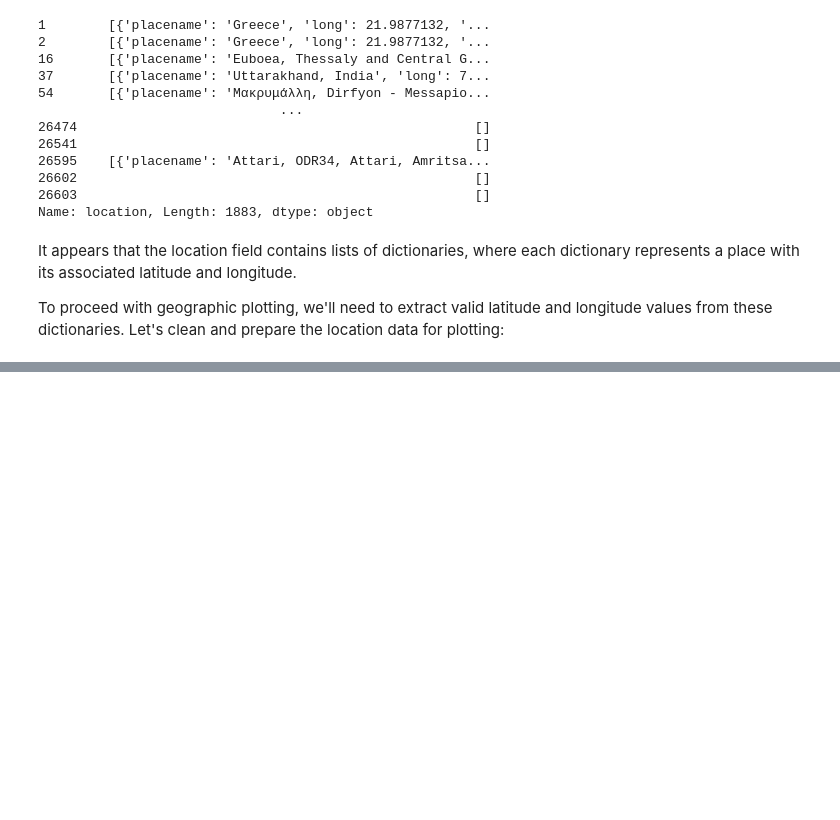
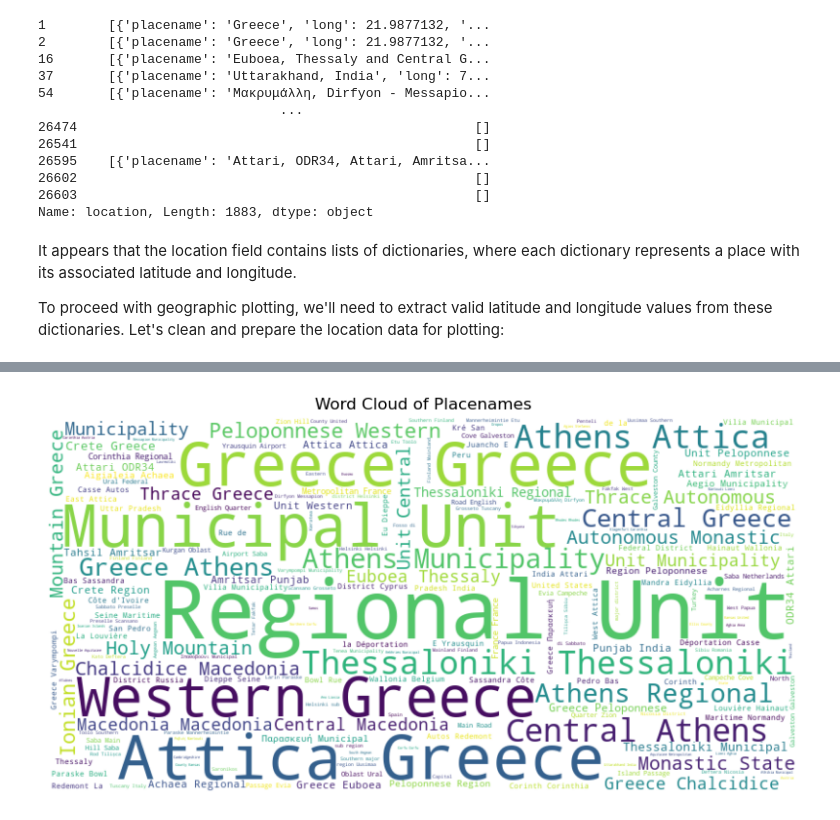
Before and after one commit to AlexEco1/Wildfires_in_Greece, a Jupyter notebook: Hackathon_Tutorial_GreekFires.ipynb, the cells around one changed output, grey strips where cells are left out. Cells and saved outputs as stored; diff of their text form; code cells hidden in the pictures; blank space fills up the shorter version.

```diff
--- a/Hackathon_Tutorial_GreekFires.ipynb
+++ b/Hackathon_Tutorial_GreekFires.ipynb
@@ -367,0 +357,3 @@ NameError: name 'gpd' is not defined
+# %%
+# Extract the 'placename' from each 'location' entry
+filtered_df['placename'] = filtered_df['location'].apply(lambda x: x[0]['placename'] if x else None)
@@ -367,0 +366,4 @@ NameError: name 'gpd' is not defined
+# %%
+# Filter the DataFrame to keep rows where 'placename' is not None
+filtered_df = filtered_df[filtered_df['placename'].notna()]
+filtered_df['placename']
@@ -367,0 +383,15 @@ NameError: name 'gpd' is not defined
+# %%
+# Join all placenames into a single string
+placenames_text = ' '.join(filtered_df['placename'].astype(str))
+
+# Generate a word cloud from the placenames
+wordcloud = WordCloud(width=800, height=400, background_color='white').generate(placenames_text)
+
+# Display the word cloud
+plt.figure(figsize=(10, 5))
+plt.imshow(wordcloud, interpolation='bilinear')
+plt.title('Word Cloud of Placenames')
+plt.axis('off')
+plt.show()
+# %% [output]
+[figure, added]
```
Also changed, not shown: parts of 17 cells of this notebook.
